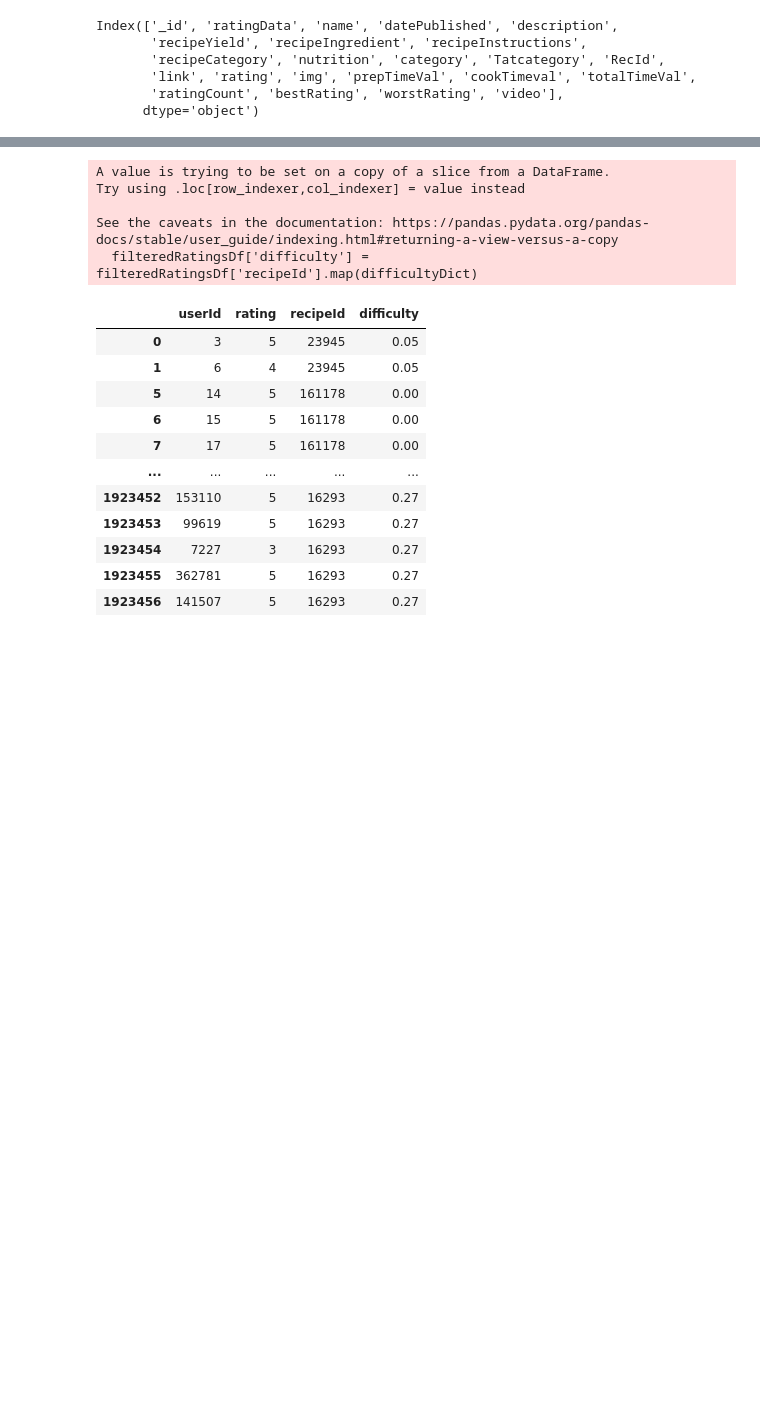
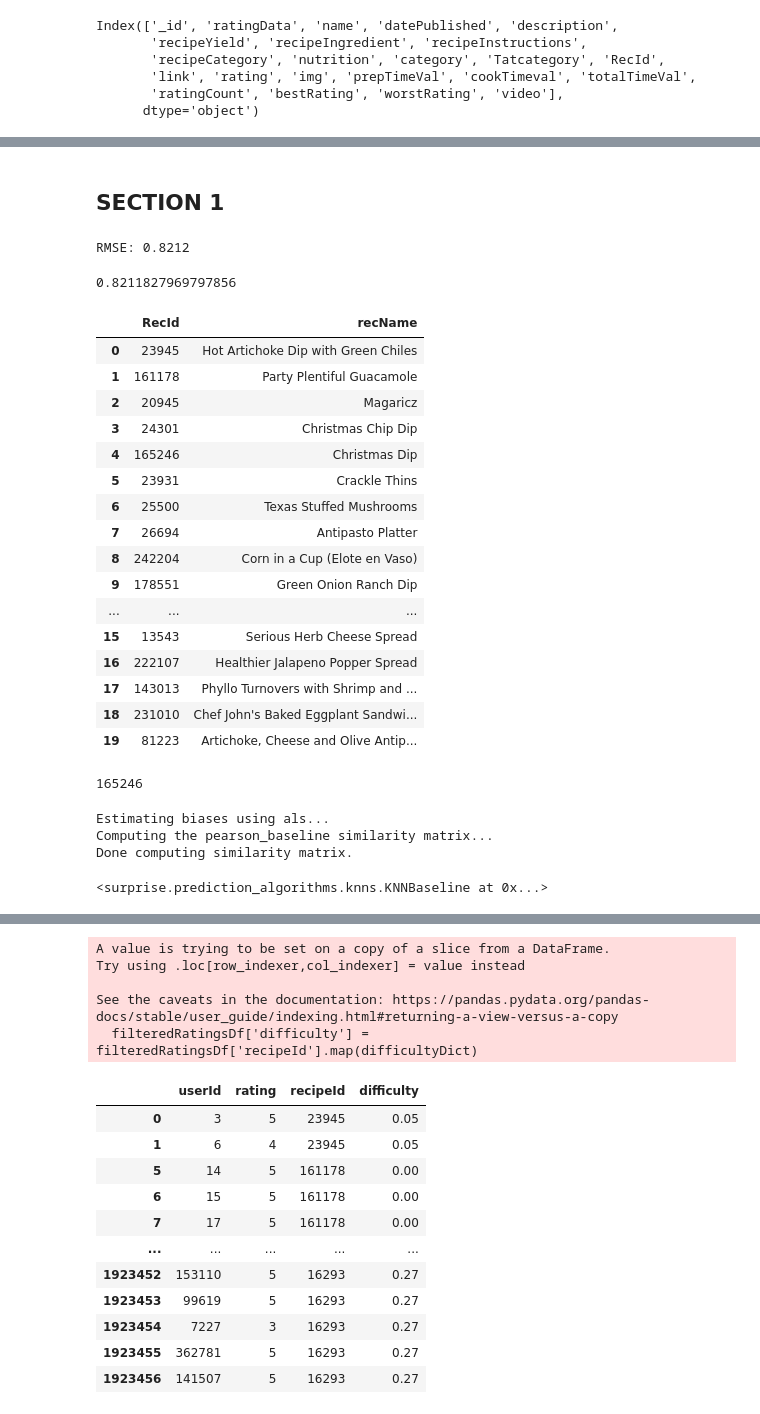
Before and after one commit to ohadf2015/big-data-recipies, a Jupyter notebook: project_updated.ipynb, the cells around one changed output, grey strips where cells are left out. Saved outputs shown, nothing was run; the diff lists cells and outputs as text; code cells hidden in the pictures; blank space fills up the shorter version.

```diff
--- a/project_updated.ipynb
+++ b/project_updated.ipynb
@@ -29,0 +29,2 @@ df.head()
+# %% [markdown]
+<h2>SECTION 1</h2>
@@ -29,0 +50,44 @@ df.head()
+# %%
+from surprise import SVD
+from surprise import Dataset
+from surprise import accuracy
+from surprise.model_selection import train_test_split
+
+# sample random trainset and testset
+# test set is made of 25% of the ratings.
+trainset, testset = train_test_split(data, test_size=.25)
+
+# We'll use the famous SVD algorithm.
+algo = SVD()
+
+# Train the algorithm on the trainset, and predict ratings for the testset
+algo.fit(trainset)
+predictions = algo.test(testset)
+
+# Then compute RMSE
+accuracy.rmse(predictions)
+# %% [output]
+RMSE: 0.8212
+0.8211827969797856
+# %%
+dfRecipes = df.loc[:,['RecId', 'name']]
+dfRecipes = dfRecipes.rename(columns={"name":"recName"})
+dfRecipes.head(20)
+# %% [output]
+|  | RecId | recName |
+| 0 | 23945 | Hot Artichoke Dip with Green Chiles |
+| 1 | 161178 | Party Plentiful Guacamole |
+| 2 | 20945 | Magaricz |
+| 3 | 24301 | Christmas Chip Dip |
+| 4 | 165246 | Christmas Dip |
+| 5 | 23931 | Crackle Thins |
+| 6 | 25500 | Texas Stuffed Mushrooms |
+| 7 | 26694 | Antipasto Platter |
+| 8 | 242204 | Corn in a Cup (Elote en Vaso) |
+| 9 | 178551 | Green Onion Ranch Dip |
+| ... | ... | ... |
+| 15 | 13543 | Serious Herb Cheese Spread |
+| 16 | 222107 | Healthier Jalapeno Popper Spread |
+| 17 | 143013 | Phyllo Turnovers with Shrimp and ... |
+| 18 | 231010 | Chef John's Baked Eggplant Sandwi... |
+| 19 | 81223 | Artichoke, Cheese and Olive Antip... |
@@ -29,0 +100,23 @@ df.head()
+# %%
+ID_to_name[23945]
+recipe_raw_id = name_to_ID['Christmas Dip']
+recipe_raw_id
+# %% [output]
+165246
+# %%
+# import io  # needed because of weird encoding of u.item file
+
+from surprise import KNNBaseline
+from surprise import Dataset
+
+
+# First, train the algortihm to compute the similarities between items
+trainset = data.build_full_trainset()
+sim_options = {'name': 'pearson_baseline', 'user_based': False}
+algo = KNNBaseline(sim_options=sim_options)
+algo.fit(trainset)
+# %% [output]
+Estimating biases using als...
+Computing the pearson_baseline similarity matrix...
+Done computing similarity matrix.
+<surprise.prediction_algorithms.knns.KNNBaseline at 0x...>
```
Also changed, not shown: parts of 46 cells of this notebook, 11 other files.
